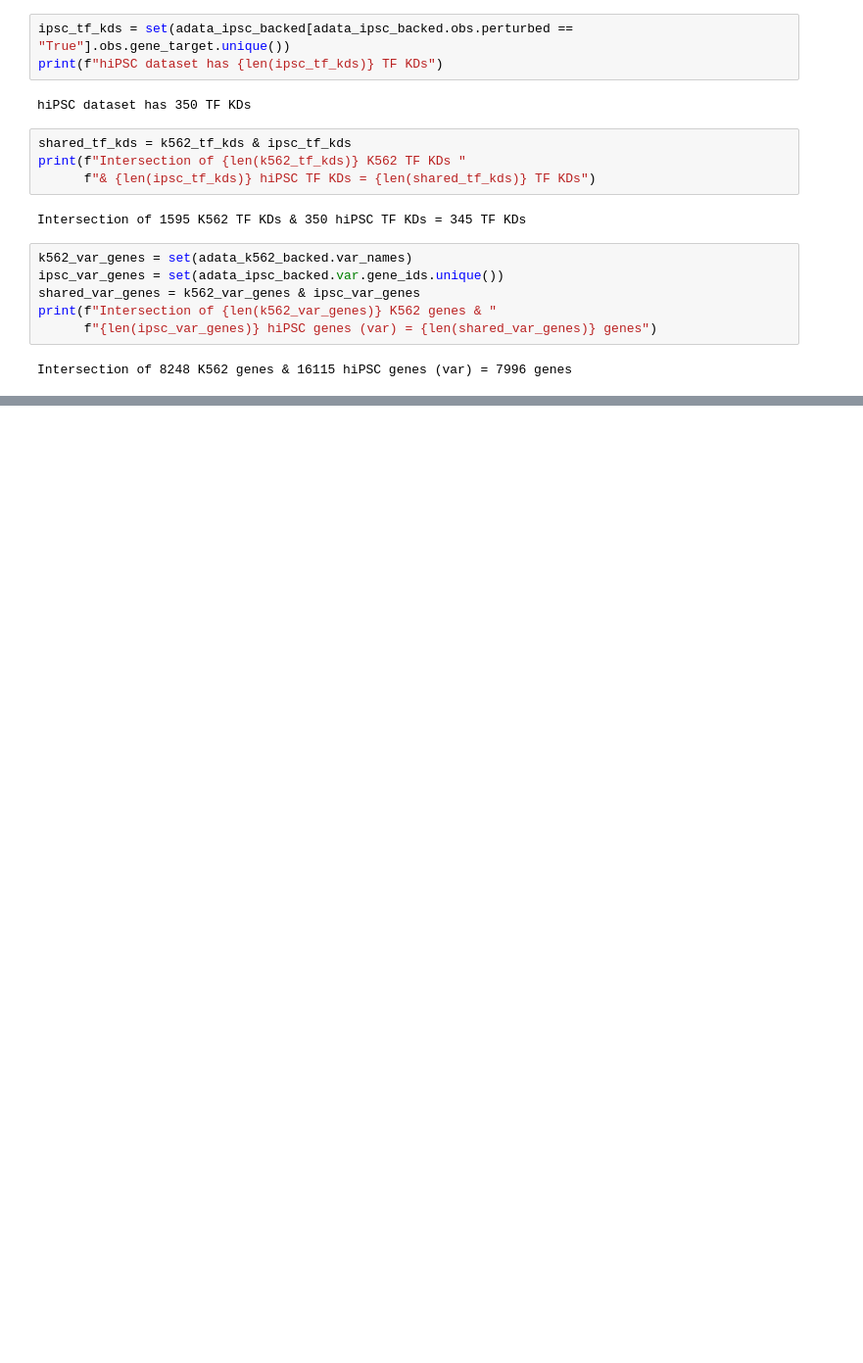
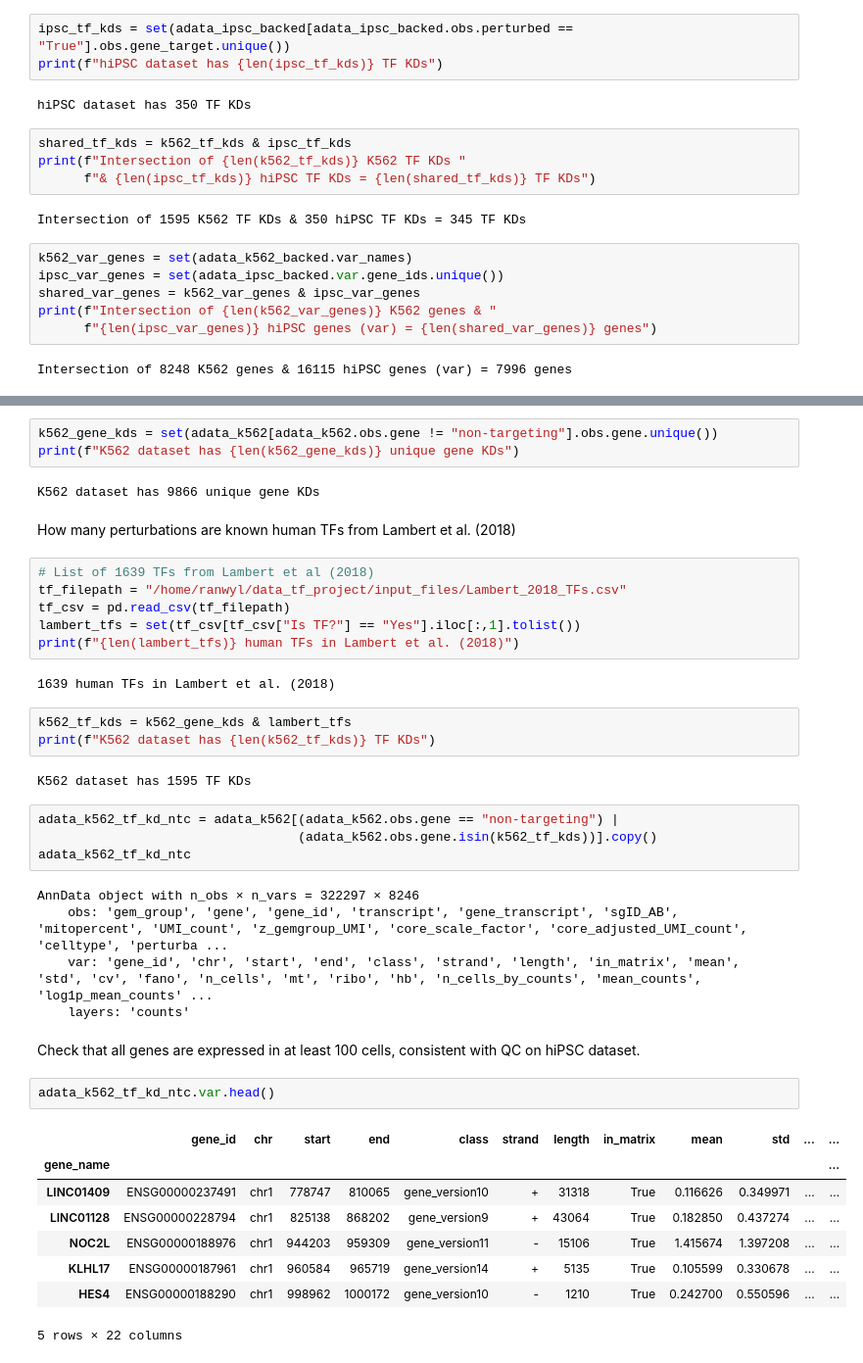
Before and after one commit to subramaniam-lab-ucsd/tf-project, a Jupyter notebook: tf_project_k562_qc.ipynb, the cells around one changed output, grey strips where cells are left out. Shown at 98% size. Cells and saved outputs as stored; diff of their text form; blank space fills up the shorter version.

```diff
--- a/tf_project_k562_qc.ipynb
+++ b/tf_project_k562_qc.ipynb
@@ -297,0 +553,42 @@ Intersection of 8248 K562 genes & 16115 hiPSC genes (var) = 7996 genes
+# %%
+k562_gene_kds = set(adata_k562[adata_k562.obs.gene != "non-targeting"].obs.gene.unique())
+print(f"K562 dataset has {len(k562_gene_kds)} unique gene KDs")
+# %% [output]
+K562 dataset has 9866 unique gene KDs
+# %% [markdown]
+How many perturbations are known human TFs from Lambert et al. (2018)
+# %%
+# List of 1639 TFs from Lambert et al (2018)
+tf_filepath = "/home/ranwyl/data_tf_project/input_files/Lambert_2018_TFs.csv"
+tf_csv = pd.read_csv(tf_filepath)
+lambert_tfs = set(tf_csv[tf_csv["Is TF?"] == "Yes"].iloc[:,1].tolist())
+print(f"{len(lambert_tfs)} human TFs in Lambert et al. (2018)")
+# %% [output]
+1639 human TFs in Lambert et al. (2018)
+# %%
+k562_tf_kds = k562_gene_kds & lambert_tfs
+print(f"K562 dataset has {len(k562_tf_kds)} TF KDs")
+# %% [output]
+K562 dataset has 1595 TF KDs
+# %%
+adata_k562_tf_kd_ntc = adata_k562[(adata_k562.obs.gene == "non-targeting") |
+                                  (adata_k562.obs.gene.isin(k562_tf_kds))].copy()
+adata_k562_tf_kd_ntc
+# %% [output]
+AnnData object with n_obs × n_vars = 322297 × 8246
+    obs: 'gem_group', 'gene', 'gene_id', 'transcript', 'gene_transcript', 'sgID_AB', 'mitopercent', 'UMI_count', 'z_gemgroup_UMI', 'core_scale_factor', 'core_adjusted_UMI_count', 'celltype', 'perturba ...
+    var: 'gene_id', 'chr', 'start', 'end', 'class', 'strand', 'length', 'in_matrix', 'mean', 'std', 'cv', 'fano', 'n_cells', 'mt', 'ribo', 'hb', 'n_cells_by_counts', 'mean_counts', 'log1p_mean_counts' ...
+    layers: 'counts'
+# %% [markdown]
+Check that all genes are expressed in at least 100 cells, consistent with QC on hiPSC dataset.
+# %%
+adata_k562_tf_kd_ntc.var.head()
+# %% [output]
+|  | gene_id | chr | start | end | class | strand | length | in_matrix | mean | std | ... | ... |
+| gene_name |  |  |  |  |  |  |  |  |  |  |  | ... |
+| LINC01409 | ENSG00000237491 | chr1 | 778747 | 810065 | gene_version10 | + | 31318 | True | 0.116626 | 0.349971 | ... | ... |
+| LINC01128 | ENSG00000228794 | chr1 | 825138 | 868202 | gene_version9 | + | 43064 | True | 0.182850 | 0.437274 | ... | ... |
+| NOC2L | ENSG00000188976 | chr1 | 944203 | 959309 | gene_version11 | - | 15106 | True | 1.415674 | 1.397208 | ... | ... |
+| KLHL17 | ENSG00000187961 | chr1 | 960584 | 965719 | gene_version14 | + | 5135 | True | 0.105599 | 0.330678 | ... | ... |
+| HES4 | ENSG00000188290 | chr1 | 998962 | 1000172 | gene_version10 | - | 1210 | True | 0.242700 | 0.550596 | ... | ... |
+5 rows × 22 columns
```
Also changed, not shown: parts of 39 cells of this notebook.
